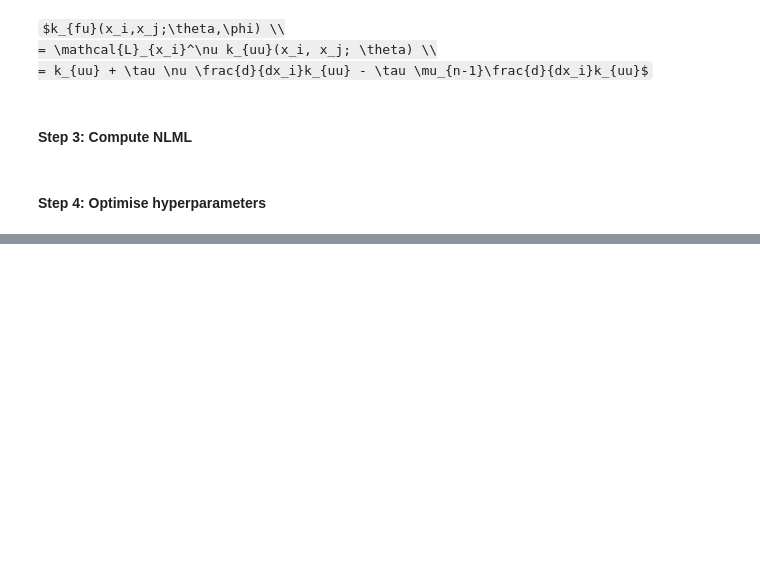
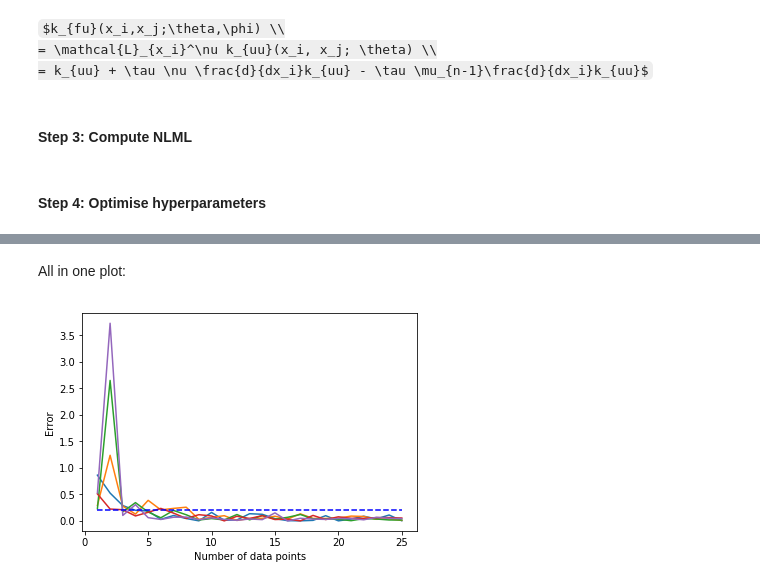
Before and after one commit to ratnania/mlhiphy, a Jupyter notebook: burgers_equation/burgerseq_mod_fe.ipynb, the cells around one changed output, grey strips where cells are left out. Cells and saved outputs as stored; diff of their text form; code cells hidden in the pictures; some formulas as TeX source; blank space fills up the shorter version.

```diff
--- a/burgers_equation/burgerseq_mod_fe.ipynb
+++ b/burgers_equation/burgerseq_mod_fe.ipynb
@@ -155,0 +189,15 @@ m
+# %% [markdown]
+All in one plot:
+# %%
+lin = np.linspace(1, res.shape[1], res.shape[1])
+
+for i in range(res.shape[0]):
+    plt.plot(lin, np.abs(res[i,:]))
+    plt.ylabel('Error')
+    plt.xlabel('Number of data points')
+
+est = np.repeat(0.2, len(lin))
+plt.plot(lin, est, color='blue', linestyle='dashed')
+plt.show()
+# %% [output]
+[figure, added]
```
Also changed, not shown: parts of 19 cells of this notebook, 2 other files.
